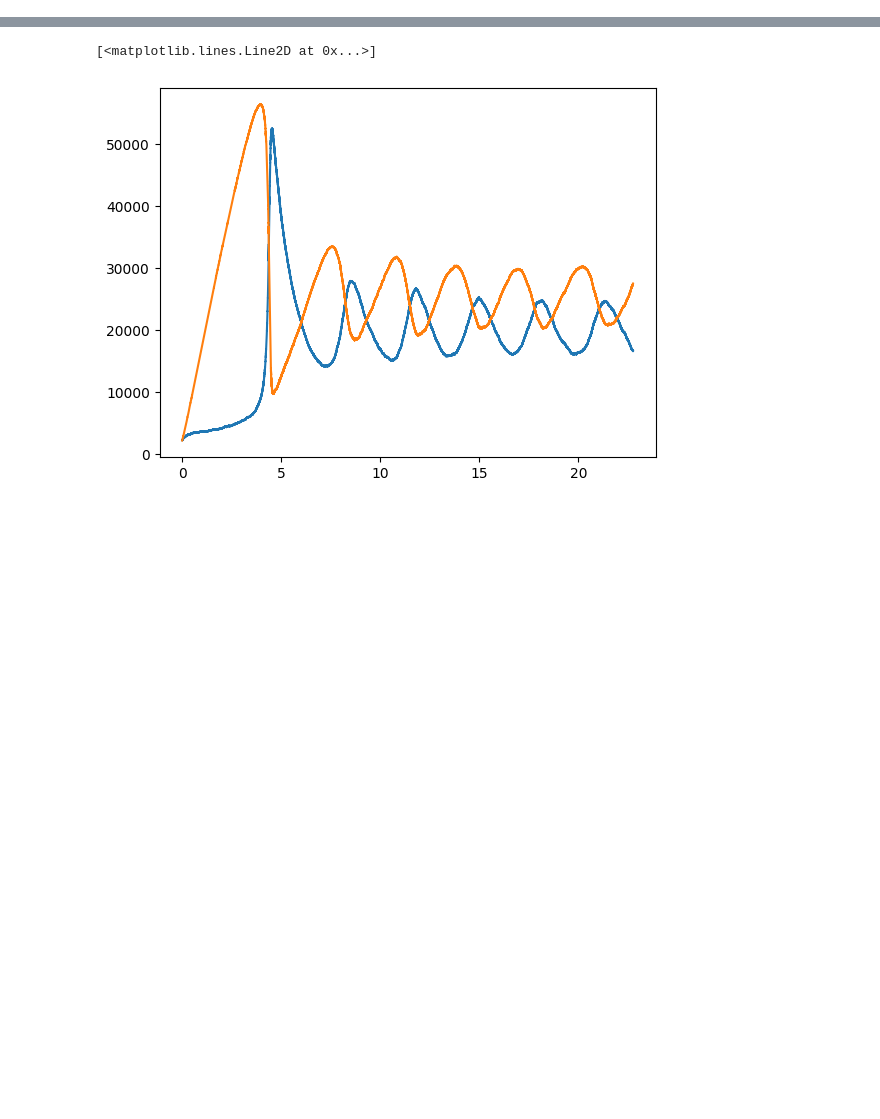
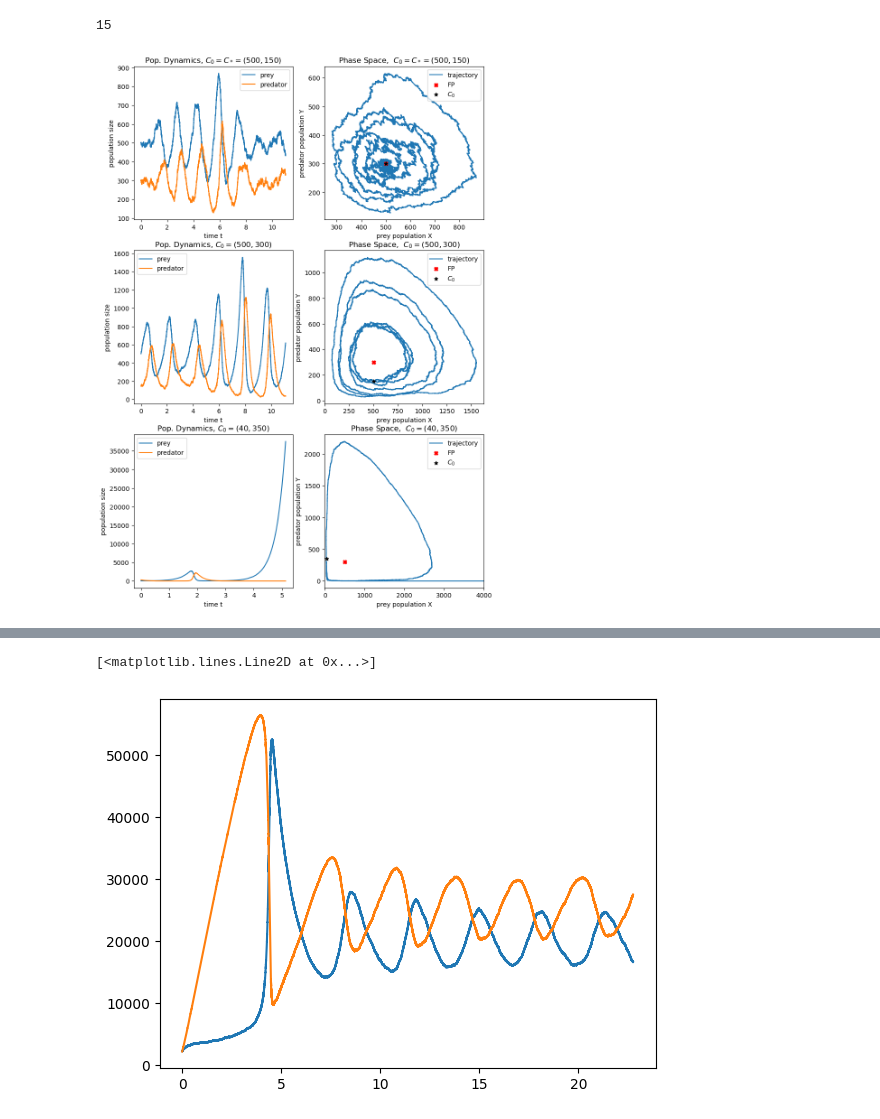
Before and after one commit to selina355/simulation-methods, a Jupyter notebook: ContinuousMC/Gillespie.ipynb, the cells around one changed output, grey strips where cells are left out. Saved outputs shown, nothing was run; the diff lists cells and outputs as text; code cells hidden in the pictures; blank space fills up the shorter version.

```diff
--- a/ContinuousMC/Gillespie.ipynb
+++ b/ContinuousMC/Gillespie.ipynb
@@ -39,0 +33,43 @@ plt.plot(data[13], data[14])
+# %%
+
+
+
+data = []
+with open('exercise_8.csv') as csvfile:
+    contents= csv.reader(csvfile, delimiter=";")
+    next(contents)#skip header line
+    for row in contents:
+        data.append(np.asarray(row).astype('double'))
+
+inital_conditions_str=["C_* = (500,150) $","(500,300) $", "(40,350) $" ]
+
+initial_conditions=[(500,300),(500,150), (40,350)]
+k= np.array([3, 0.01,5])
+fp_x= k[2]/k[1]
+fp_y= k[0]/k[1]
+fig,axs= plt.subplots(3,2, figsize=(10,15))
+for i in range(0,3):
+    axs[i][0].set_title("Pop. Dynamics, $C_0 = " + inital_conditions_str[i])
+    axs[i][0].set_xlabel("time t")
+    axs[i][0].set_ylabel("population size")
+    axs[i][0].plot(data[i*3],data[i*3+1], label = "prey")
+    axs[i][0].plot(data[i*3],data[i*3+2], label = "predator")
+    axs[i][0].legend()
+    axs[i][1].set_title("Phase Space,  $C_0 = "+ inital_conditions_str[i])
+    axs[i][1].set_xlabel("prey population X")
+    axs[i][1].set_ylabel("predator population Y")
+
+
+    axs[i][1].plot(data[i*3+1],data[i*3+2], label="trajectory" )
+    axs[i][1].scatter(fp_x,fp_y, label= "FP", color= "red", marker = "X",zorder= 2)
+    axs[i][1].scatter(*initial_conditions[i],  color= "black", marker = "*",label= "$C_0$", zorder= 2)
+    axs[i][1].legend()
+axs[2][1].set_xlim(-10,4000)
+
+len(data)
+
+
+#plt.scatter(fp_x, fp_y,marker="x", c= "red")
+# %% [output]
+15
+[figure, added]
```
Also changed, not shown: parts of 6 cells of this notebook, 1 other file.
